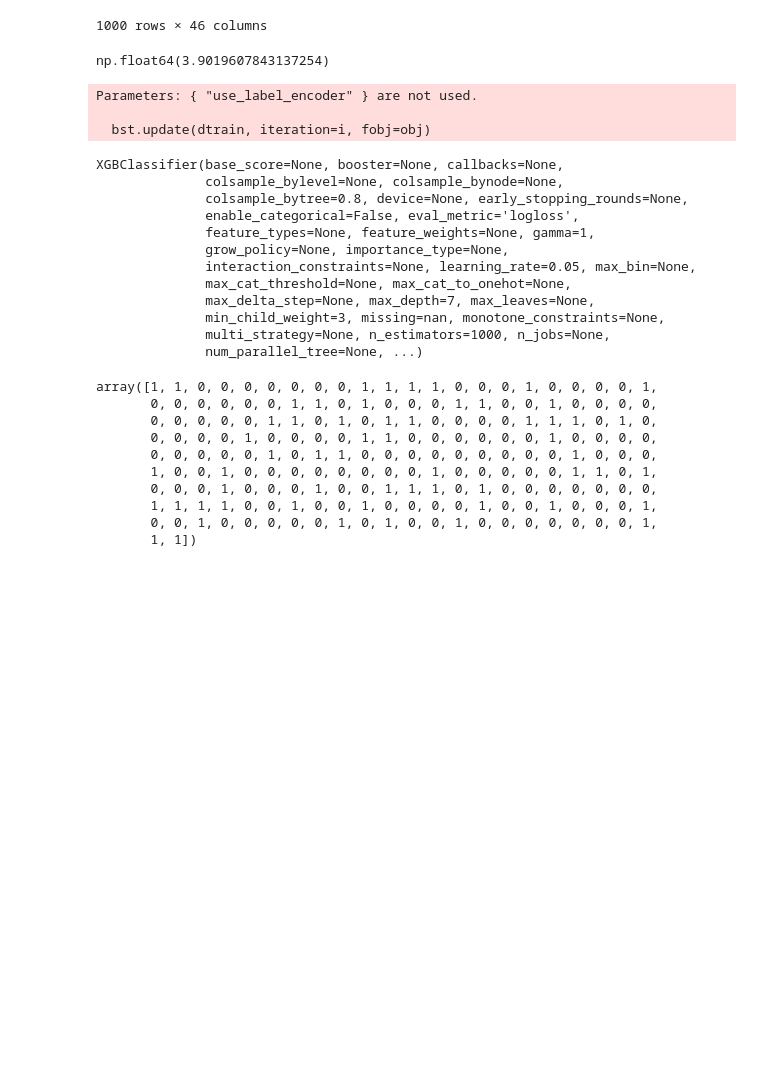
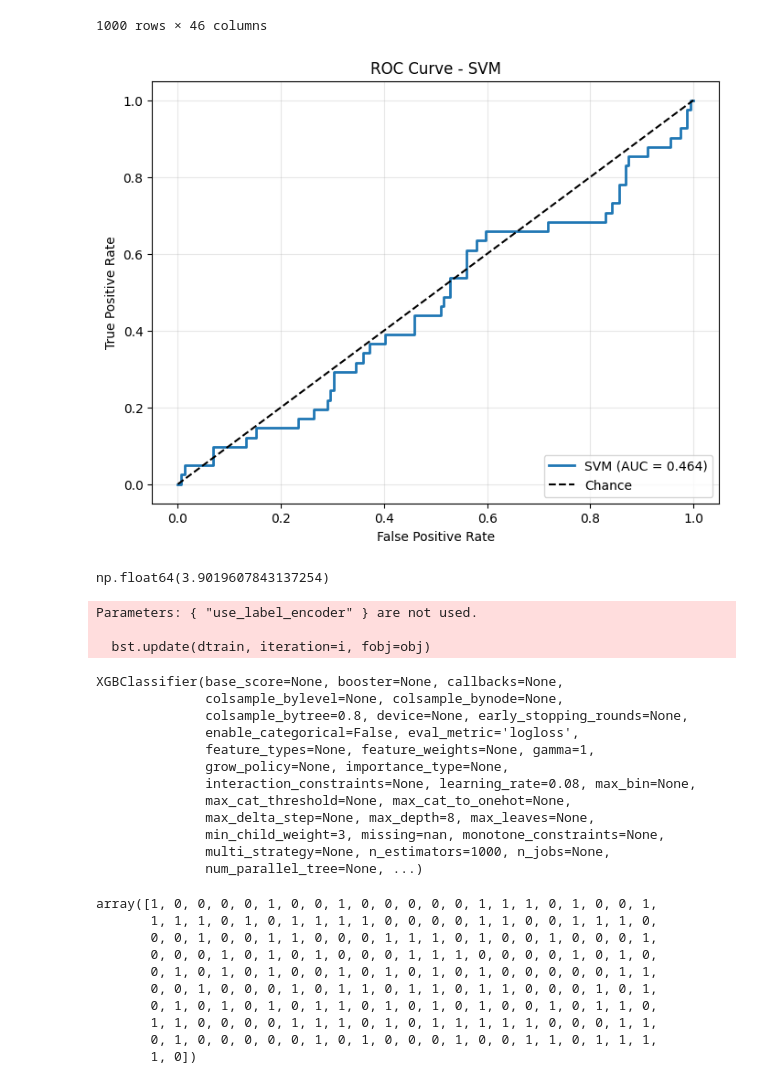
Before and after one commit to Alexander040105/lloyds-banking-group-eda-theforage, a Jupyter notebook: phaseTwo/machine_learning_phase.ipynb, the cells around one changed output. Drawn from its saved outputs; the diff is of its cells as text; code cells hidden in the pictures; blank space fills up the shorter version.

```diff
--- a/phaseTwo/machine_learning_phase.ipynb
+++ b/phaseTwo/machine_learning_phase.ipynb
@@ -150,3 +168,19 @@ cleaned_df_copy
 | 998 | 999 | 23 | 2022-01-20 | 2022-12-07 | 2393.26 | 9 | ... |
 | 999 | 1000 | 34 | 2022-04-08 | 2022-12-13 | 1670.79 | 6 | ... |
 1000 rows × 46 columns
+# %%
+# ROC AUC curve for SVM Classifier
+fpr_svm, tpr_svm, _ = sklearn.metrics.roc_curve(y_test, y_proba_svm)
+auc_score_svm = roc_auc_score(y_test, y_proba_svm)
+
+plt.figure(figsize=(8, 6))
+plt.plot(fpr_svm, tpr_svm, label=f'SVM (AUC = {auc_score_svm:.3f})', linewidth=2)
+plt.plot([0, 1], [0, 1], 'k--', label='Chance')
+plt.xlabel('False Positive Rate')
+plt.ylabel('True Positive Rate')
+plt.title('ROC Curve - SVM')
+plt.legend(loc='lower right')
+plt.grid(alpha=0.3)
+plt.show()
+# %% [output]
+[figure, added]
@@ -161,21 +201,20 @@ np.float64(3.9019607843137254)
 xgb_classifier = xgb.XGBClassifier(
     eval_metric='logloss',
     scale_pos_weight=scale,
-    learning_rate=0.05,       # slightly higher to converge faster
-    max_depth=7,
+    learning_rate=0.08,       # slightly higher to converge faster
+    max_depth=8,
     n_estimators=1000,       # more boosting rounds
     subsample=0.8,
     colsample_bytree=0.8,
     gamma=1,                 # minimum loss reduction to split
     min_child_weight=3,      # controls overfitting
-    reg_lambda=1,            # L2 regularization
     random_state=42,
-    use_label_encoder=False
+    use_label_encoder=True
 )
 
 # Fit with early stopping on validation set
 xgb_classifier.fit(
-    X_train_res, y_train_res,
+    X_train, y_train,
     eval_set=[(X_test, y_test)],
     verbose=False
 )
@@ -189,27 +228,27 @@ XGBClassifier(base_score=None, booster=None, callbacks=None,
               enable_categorical=False, eval_metric='logloss',
               feature_types=None, feature_weights=None, gamma=1,
               grow_policy=None, importance_type=None,
-              interaction_constraints=None, learning_rate=0.05, max_bin=None,
+              interaction_constraints=None, learning_rate=0.08, max_bin=None,
               max_cat_threshold=None, max_cat_to_onehot=None,
-              max_delta_step=None, max_depth=7, max_leaves=None,
+              max_delta_step=None, max_depth=8, max_leaves=None,
               min_child_weight=3, missing=nan, monotone_constraints=None,
               multi_strategy=None, n_estimators=1000, n_jobs=None,
               num_parallel_tree=None, ...)
 # %%
 predictions = xgb_classifier.predict(X_test)
-y_pred_xgb = (xgb_classifier.predict_proba(X_test)[:,1] >= 0.3).astype(int)
+y_pred_xgb = (xgb_classifier.predict_proba(X_test)[:,1] >= 0.2).astype(int)
 y_pred_xgb
 # %% [output]
-array([1, 1, 0, 0, 0, 0, 0, 0, 0, 1, 1, 1, 1, 0, 0, 0, 1, 0, 0, 0, 0, 1,
-       0, 0, 0, 0, 0, 0, 1, 1, 0, 1, 0, 0, 0, 1, 1, 0, 0, 1, 0, 0, 0, 0,
-       0, 0, 0, 0, 0, 1, 1, 0, 1, 0, 1, 1, 0, 0, 0, 0, 1, 1, 1, 0, 1, 0,
-       0, 0, 0, 0, 1, 0, 0, 0, 0, 1, 1, 0, 0, 0, 0, 0, 0, 1, 0, 0, 0, 0,
-       0, 0, 0, 0, 0, 1, 0, 1, 1, 0, 0, 0, 0, 0, 0, 0, 0, 0, 1, 0, 0, 0,
-       1, 0, 0, 1, 0, 0, 0, 0, 0, 0, 0, 0, 1, 0, 0, 0, 0, 0, 1, 1, 0, 1,
-       0, 0, 0, 1, 0, 0, 0, 1, 0, 0, 1, 1, 1, 0, 1, 0, 0, 0, 0, 0, 0, 0,
-       1, 1, 1, 1, 0, 0, 1, 0, 0, 1, 0, 0, 0, 0, 1, 0, 0, 1, 0, 0, 0, 1,
-       0, 0, 1, 0, 0, 0, 0, 0, 1, 0, 1, 0, 0, 1, 0, 0, 0, 0, 0, 0, 0, 1,
-       1, 1])
+array([1, 0, 0, 0, 0, 1, 0, 0, 1, 0, 0, 0, 0, 0, 1, 1, 1, 0, 1, 0, 0, 1,
+       1, 1, 1, 0, 1, 0, 1, 1, 1, 1, 0, 0, 0, 0, 1, 1, 0, 0, 1, 1, 1, 0,
+       0, 0, 1, 0, 0, 1, 1, 0, 0, 0, 1, 1, 1, 0, 1, 0, 0, 1, 0, 0, 0, 1,
+       0, 0, 0, 1, 0, 1, 0, 1, 0, 0, 0, 1, 1, 1, 0, 0, 0, 0, 1, 0, 1, 0,
+       0, 1, 0, 1, 0, 1, 0, 0, 1, 0, 1, 0, 1, 0, 1, 0, 0, 0, 0, 0, 1, 1,
+       0, 0, 1, 0, 0, 0, 1, 0, 1, 1, 0, 1, 1, 0, 1, 1, 0, 0, 0, 1, 0, 1,
+       0, 1, 0, 1, 0, 1, 0, 1, 1, 0, 1, 0, 1, 0, 1, 0, 0, 1, 0, 1, 1, 0,
+       1, 1, 0, 0, 0, 0, 1, 1, 1, 0, 1, 0, 1, 1, 1, 1, 1, 0, 0, 0, 1, 1,
+       0, 1, 0, 0, 0, 0, 0, 1, 0, 1, 0, 0, 0, 1, 0, 0, 1, 1, 0, 1, 1, 1,
+       1, 0])
 # %%
 print('XGBoost Classifier Results')
 print(classification_report(y_test, y_pred_xgb))
```
Also changed, not shown: parts of 18 cells of this notebook, 5 other files.
